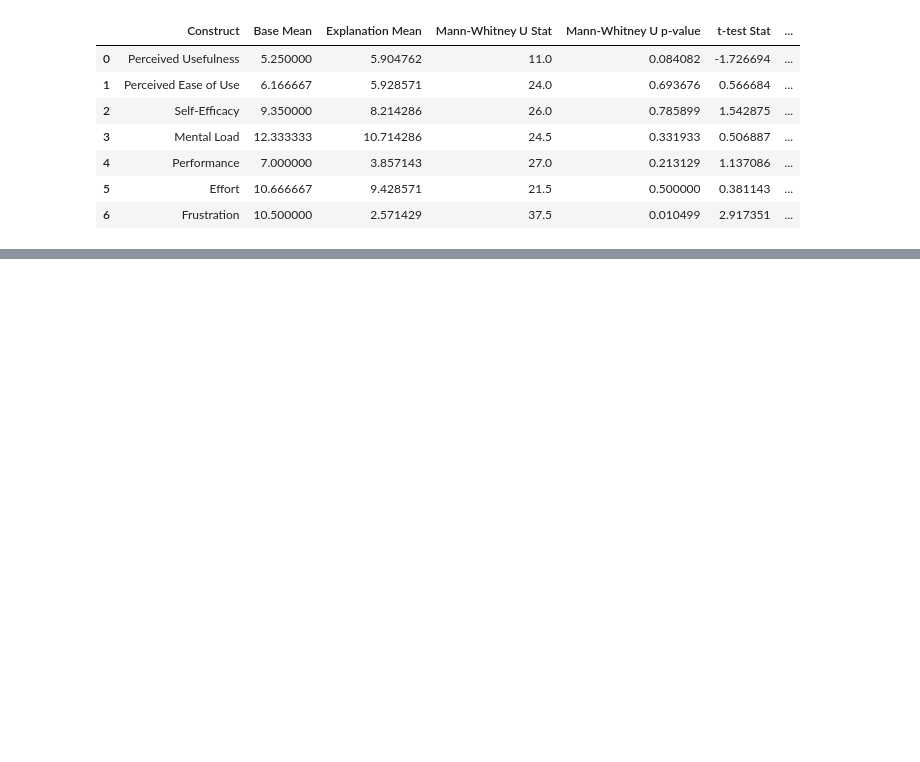
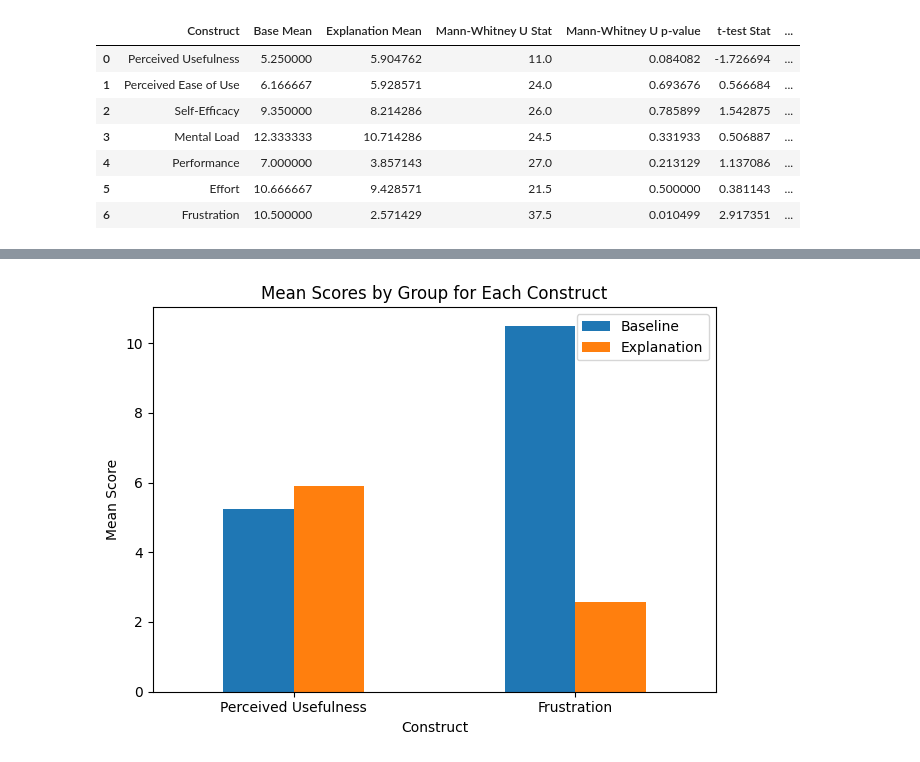
Before and after one commit to nimble-byte/thesis-code, a Jupyter notebook: evaluation/evaluation.ipynb, the cells around one changed output, grey strips where cells are left out. Drawn from its saved outputs; the diff is of its cells as text; code cells hidden in the pictures; blank space fills up the shorter version.

Commit message:
first batch of visualisation
- only stistically relevant constructs

```diff
--- a/evaluation/evaluation.ipynb
+++ b/evaluation/evaluation.ipynb
@@ -194,0 +209,28 @@ stat_results_df
+# %%
+constructs = [
+    "Perceived Usefulness",
+    # "Perceived Ease of Use",
+    # "Self-Efficacy",
+    # "Mental Load",
+    # "Performance",
+    # "Effort",
+    "Frustration"
+]
+group_colors = {"B": "tab:blue", "E": "tab:orange"}
+
+os.makedirs("./out/images", exist_ok=True)
+# %%
+means_df = stat_results_df[stat_results_df["Construct"].isin(constructs)].set_index(
+    "Construct"
+)[["Base Mean", "Explanation Mean"]]
+
+ax = means_df.plot(kind="bar")
+ax.set_ylabel("Mean Score")
+ax.set_title("Mean Scores by Group for Each Construct")
+ax.legend(["Baseline", "Explanation"])
+plt.xticks(rotation=0)
+plt.tight_layout()
+plt.savefig(f"./out/images/mean_scores_by_group.png")
+plt.show()
+# %% [output]
+[figure, added]
```
Also changed, not shown: parts of 8 cells of this notebook, 19 other files.
